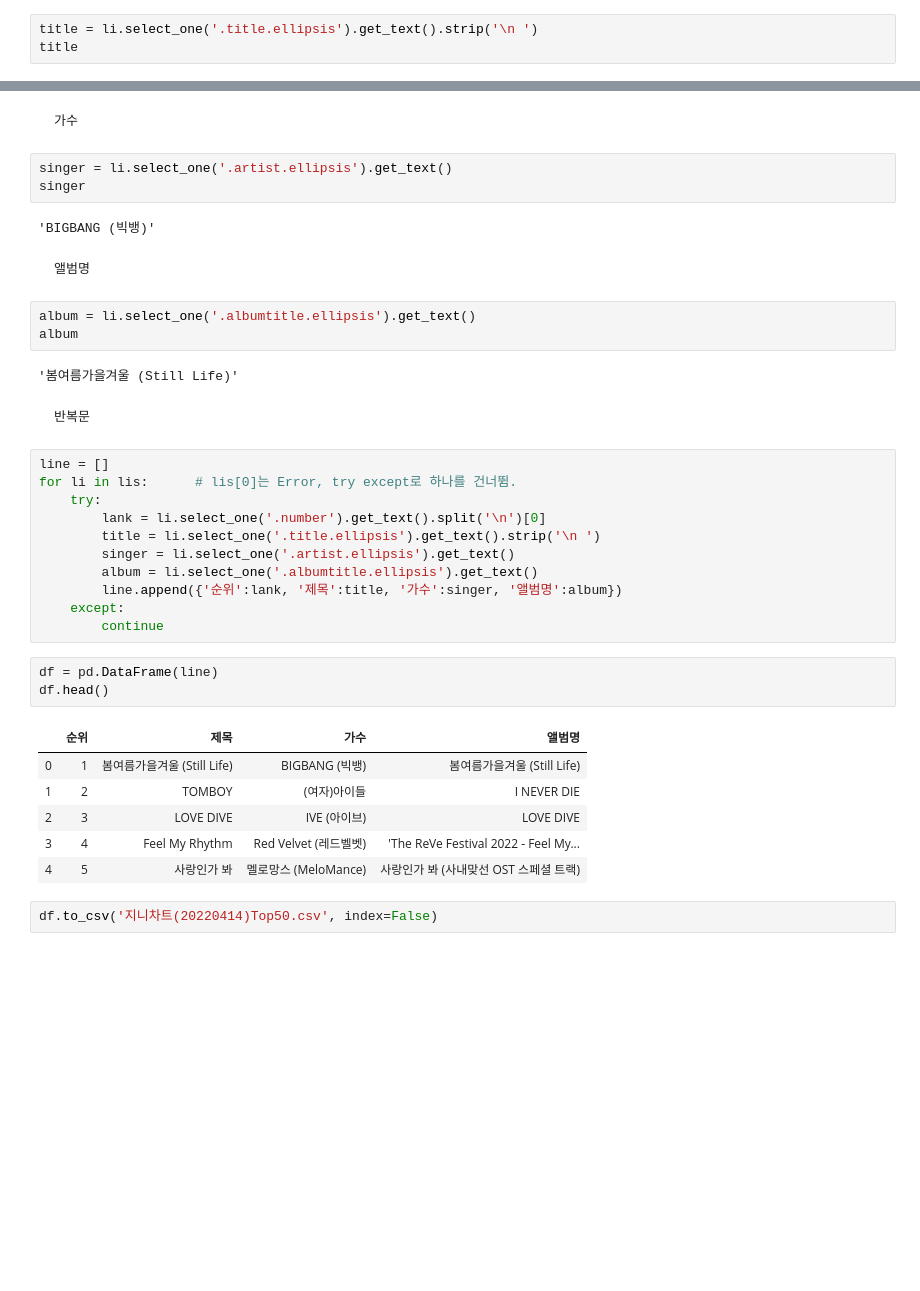
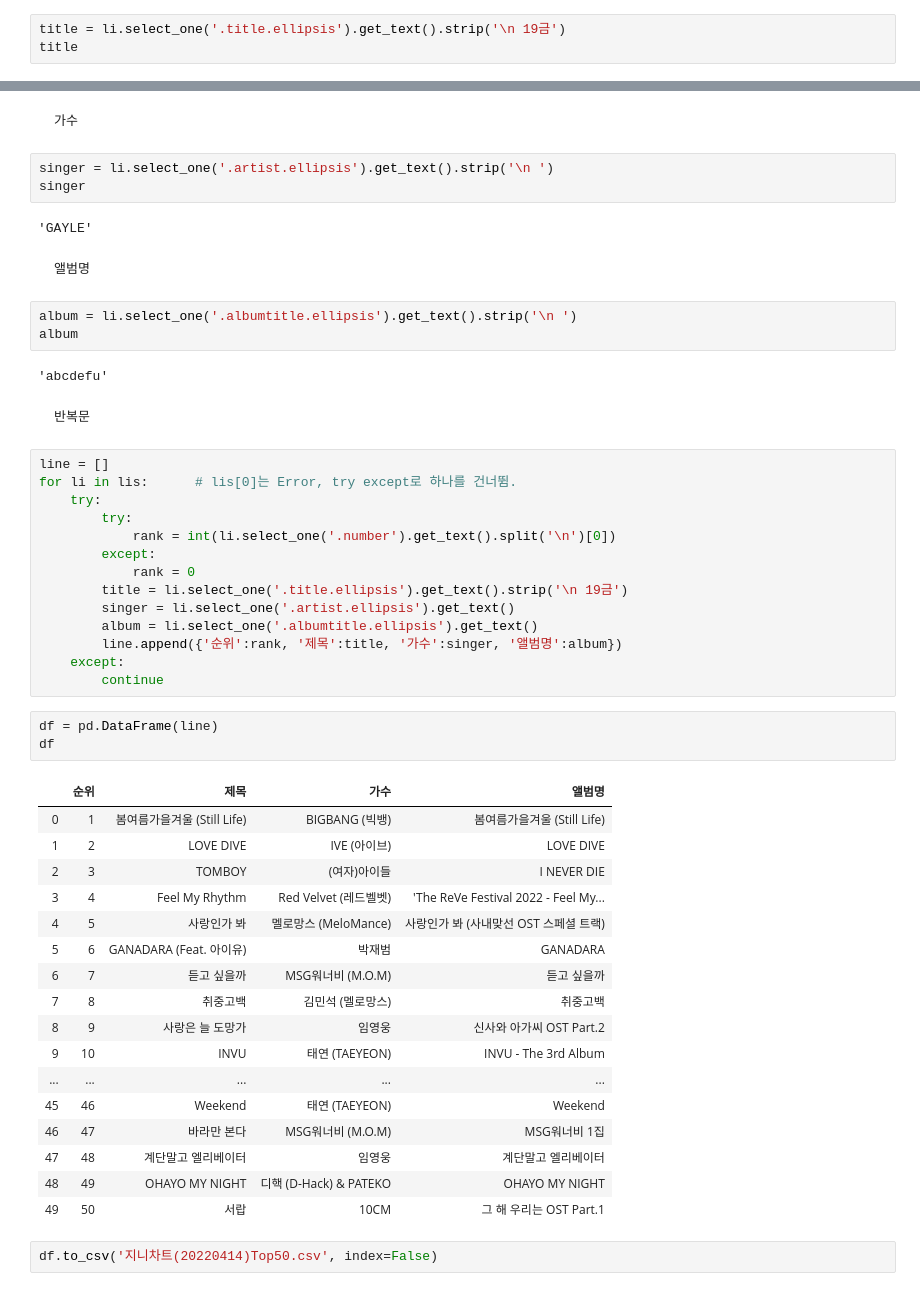
Before and after one commit to Lunawood/DataAnalysis-Lecture-2022.04, a Jupyter notebook: 05.Crawling/03.지니차트.ipynb, the cells around one changed output, grey strips where cells are left out. Drawn from its saved outputs; the diff is of its cells as text; blank space fills up the shorter version.

```diff
--- a/05.Crawling/03.지니차트.ipynb
+++ b/05.Crawling/03.지니차트.ipynb
@@ -35,6 +196,6 @@ lank
 제목
 </pre>
 # %%
-title = li.select_one('.title.ellipsis').get_text().strip('\n ')
+title = li.select_one('.title.ellipsis').get_text().strip('\n 19금')
 title
 # %% [output]
@@ -44,19 +205,19 @@ title
 가수
 </pre>
 # %%
-singer = li.select_one('.artist.ellipsis').get_text()
+singer = li.select_one('.artist.ellipsis').get_text().strip('\n ')
 singer
 # %% [output]
-'BIGBANG (빅뱅)'
+'GAYLE'
 # %% [markdown]
 <pre>
 앨범명
 </pre>
 # %%
-album = li.select_one('.albumtitle.ellipsis').get_text()
+album = li.select_one('.albumtitle.ellipsis').get_text().strip('\n ')
 album
 # %% [output]
-'봄여름가을겨울 (Still Life)'
+'abcdefu'
 # %% [markdown]
 <pre>
 반복문
@@ -65,22 +226,36 @@ album
 line = []
 for li in lis:      # lis[0]는 Error, try except로 하나를 건너뜀.
     try:
-        lank = li.select_one('.number').get_text().split('\n')[0]
-        title = li.select_one('.title.ellipsis').get_text().strip('\n ')
+        try:
+            rank = int(li.select_one('.number').get_text().split('\n')[0])
+        except:
+            rank = 0
+        title = li.select_one('.title.ellipsis').get_text().strip('\n 19금')
         singer = li.select_one('.artist.ellipsis').get_text()
         album = li.select_one('.albumtitle.ellipsis').get_text()
-        line.append({'순위':lank, '제목':title, '가수':singer, '앨범명':album})
+        line.append({'순위':rank, '제목':title, '가수':singer, '앨범명':album})
     except:
         continue
 # %%
 df = pd.DataFrame(line)
-df.head()
+df
 # %% [output]
 |  | 순위 | 제목 | 가수 | 앨범명 |
 | 0 | 1 | 봄여름가을겨울 (Still Life) | BIGBANG (빅뱅) | 봄여름가을겨울 (Still Life) |
-| 1 | 2 | TOMBOY | (여자)아이들 | I NEVER DIE |
-| 2 | 3 | LOVE DIVE | IVE (아이브) | LOVE DIVE |
+| 1 | 2 | LOVE DIVE | IVE (아이브) | LOVE DIVE |
+| 2 | 3 | TOMBOY | (여자)아이들 | I NEVER DIE |
 | 3 | 4 | Feel My Rhythm | Red Velvet (레드벨벳) | 'The ReVe Festival 2022 - Feel My... |
 | 4 | 5 | 사랑인가 봐 | 멜로망스 (MeloMance) | 사랑인가 봐 (사내맞선 OST 스페셜 트랙) |
+| 5 | 6 | GANADARA (Feat. 아이유) | 박재범 | GANADARA |
+| 6 | 7 | 듣고 싶을까 | MSG워너비 (M.O.M) | 듣고 싶을까 |
+| 7 | 8 | 취중고백 | 김민석 (멜로망스) | 취중고백 |
+| 8 | 9 | 사랑은 늘 도망가 | 임영웅 | 신사와 아가씨 OST Part.2 |
+| 9 | 10 | INVU | 태연 (TAEYEON) | INVU - The 3rd Album |
+| ... | ... | ... | ... | ... |
+| 45 | 46 | Weekend | 태연 (TAEYEON) | Weekend |
+| 46 | 47 | 바라만 본다 | MSG워너비 (M.O.M) | MSG워너비 1집 |
+| 47 | 48 | 계단말고 엘리베이터 | 임영웅 | 계단말고 엘리베이터 |
+| 48 | 49 | OHAYO MY NIGHT | 디핵 (D-Hack) & PATEKO | OHAYO MY NIGHT |
+| 49 | 50 | 서랍 | 10CM | 그 해 우리는 OST Part.1 |
 # %%
 df.to_csv('지니차트(20220414)Top50.csv', index=False)
```
Also changed, not shown: parts of 27 cells of this notebook, 2 other files.
